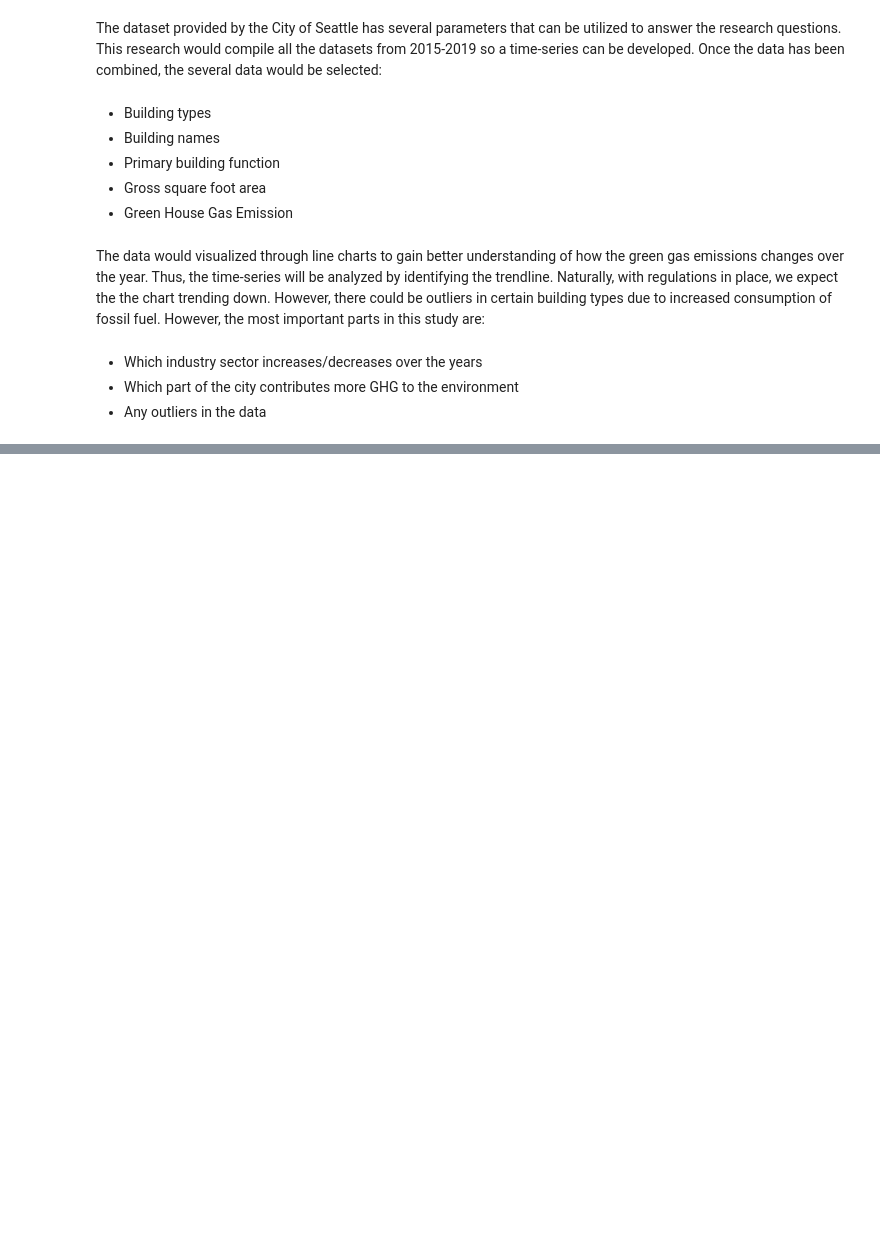
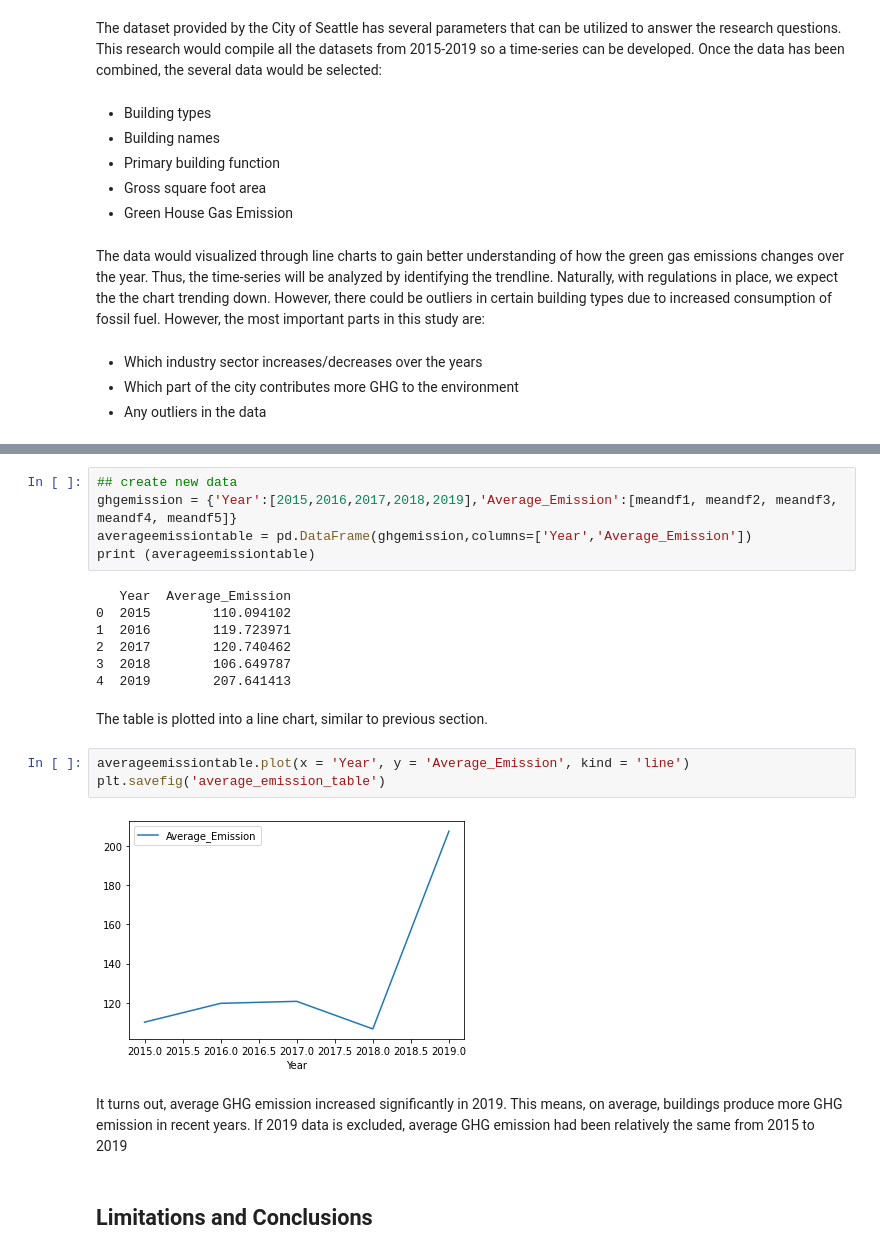
Before and after one commit to pragungl/hcde-410-final, a Jupyter notebook: Green House Gas.ipynb, the cells around one changed output, grey strips where cells are left out. Drawn from its saved outputs; the diff is of its cells as text; blank space fills up the shorter version.

```diff
--- a/Green House Gas.ipynb
+++ b/Green House Gas.ipynb
@@ -68,0 +197,23 @@ The data would visualized through line charts to gain better understanding of ho
+# %%
+## create new data
+ghgemission = {'Year':[2015,2016,2017,2018,2019],'Average_Emission':[meandf1, meandf2, meandf3, meandf4, meandf5]}
+averageemissiontable = pd.DataFrame(ghgemission,columns=['Year','Average_Emission'])
+print (averageemissiontable)
+# %% [output]
+   Year  Average_Emission
+0  2015        110.094102
+1  2016        119.723971
+2  2017        120.740462
+3  2018        106.649787
+4  2019        207.641413
+# %% [markdown]
+The table is plotted into a line chart, similar to previous section.
+# %%
+averageemissiontable.plot(x = 'Year', y = 'Average_Emission', kind = 'line')
+plt.savefig('average_emission_table')
+# %% [output]
+[figure, added]
+# %% [markdown]
+It turns out, average GHG emission increased significantly in 2019. This means, on average, buildings produce more GHG emission in recent years. If 2019 data is excluded, average GHG emission had been relatively the same from 2015 to 2019
+# %% [markdown]
+## Limitations and Conclusions
```
Also changed, not shown: parts of 30 cells of this notebook, 8 other files.
